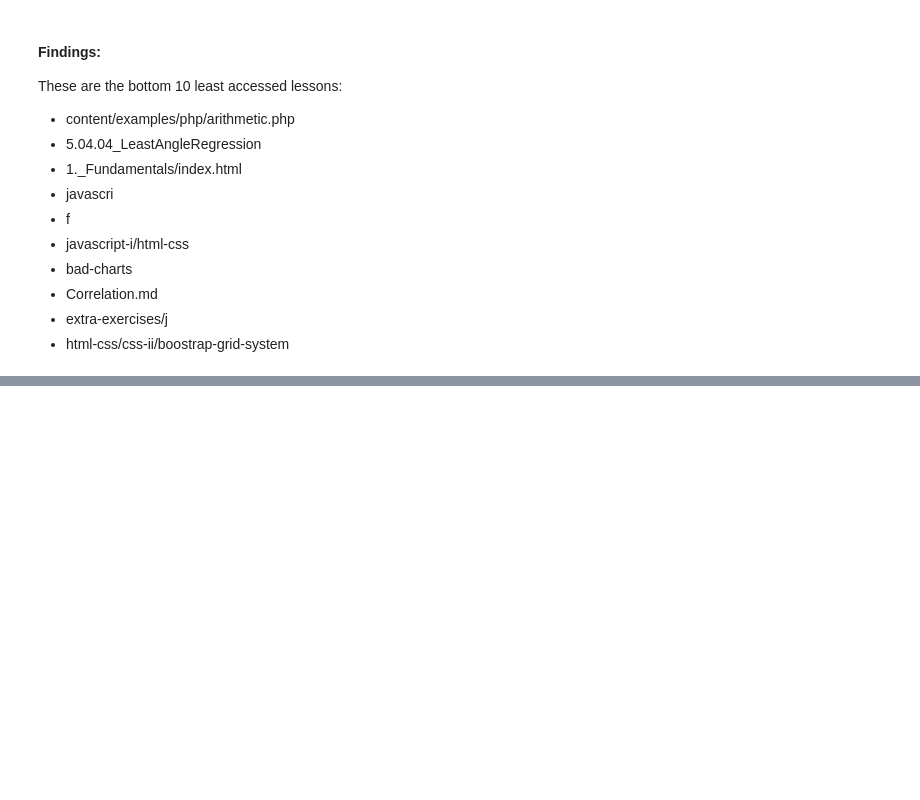
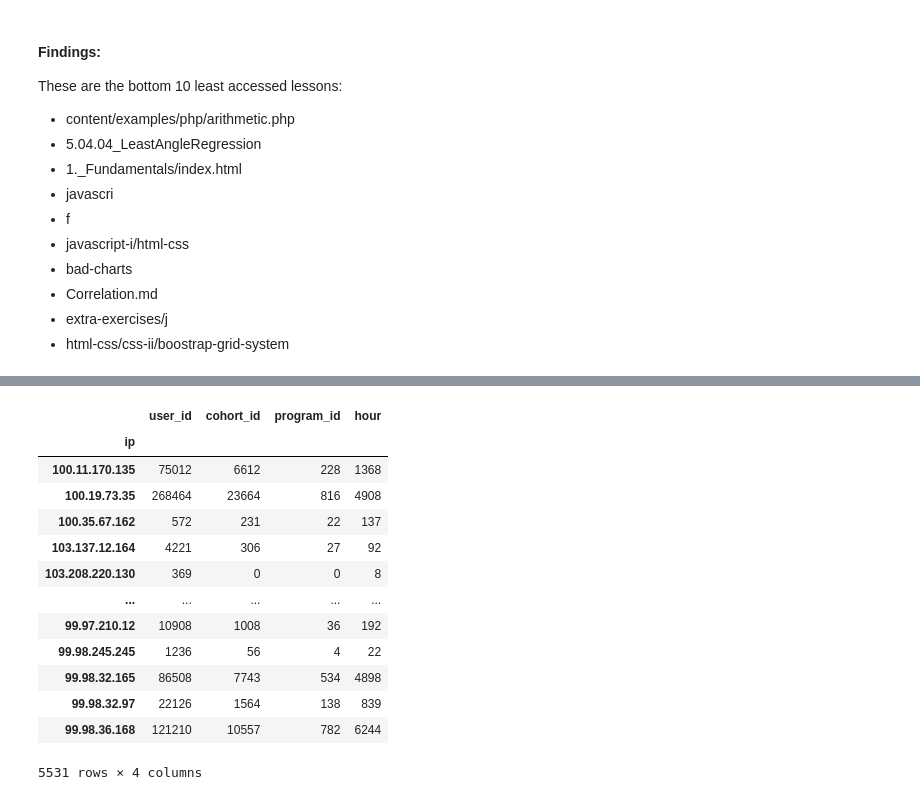
Before and after one commit to jeffakins/anomaly_detection_project, a Jupyter notebook: anomaly_detection_project.ipynb, the cells around one changed output, grey strips where cells are left out. Drawn from its saved outputs; the diff is of its cells as text; code cells hidden in the pictures; blank space fills up the shorter version.

```diff
--- a/anomaly_detection_project.ipynb
+++ b/anomaly_detection_project.ipynb
@@ -577,0 +629,17 @@ These are the bottom 10 least accessed lessons:
+# %%
+log.groupby('ip').sum().
+# %% [output]
+|  | user_id | cohort_id | program_id | hour |
+| ip |  |  |  |  |
+| 100.11.170.135 | 75012 | 6612 | 228 | 1368 |
+| 100.19.73.35 | 268464 | 23664 | 816 | 4908 |
+| 100.35.67.162 | 572 | 231 | 22 | 137 |
+| 103.137.12.164 | 4221 | 306 | 27 | 92 |
+| 103.208.220.130 | 369 | 0 | 0 | 8 |
+| ... | ... | ... | ... | ... |
+| 99.97.210.12 | 10908 | 1008 | 36 | 192 |
+| 99.98.245.245 | 1236 | 56 | 4 | 22 |
+| 99.98.32.165 | 86508 | 7743 | 534 | 4898 |
+| 99.98.32.97 | 22126 | 1564 | 138 | 839 |
+| 99.98.36.168 | 121210 | 10557 | 782 | 6244 |
+5531 rows × 4 columns
```
Also changed, not shown: parts of 17 cells of this notebook.
